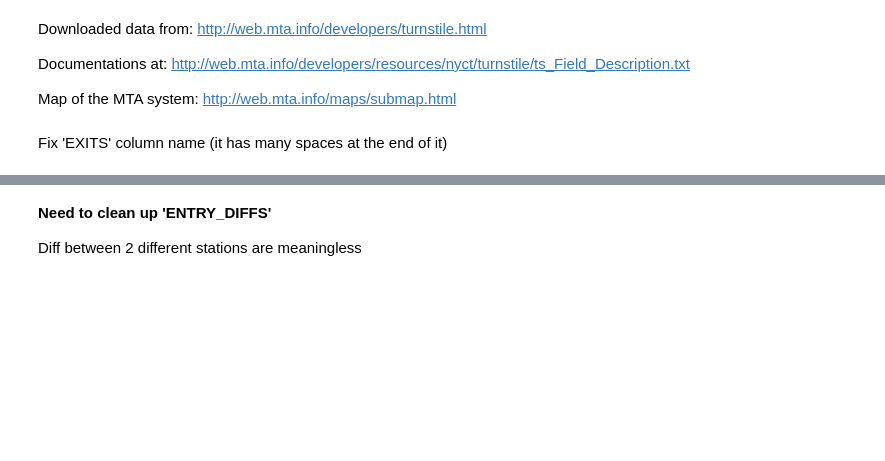
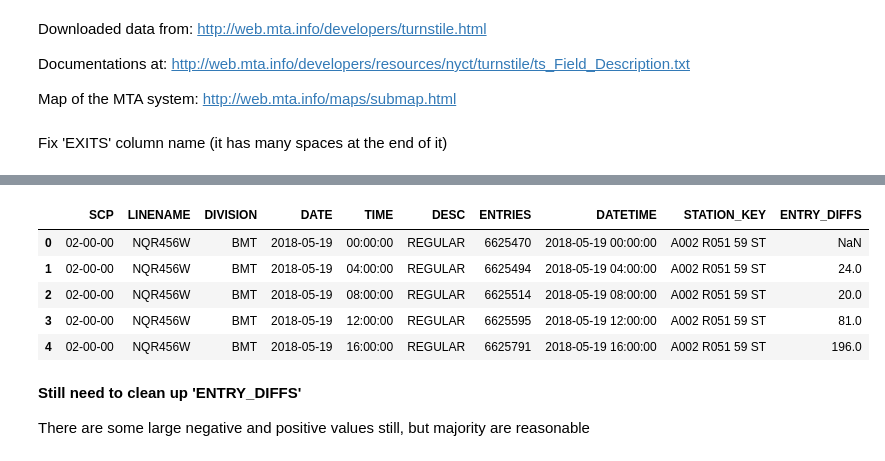
Before and after one commit to luketibbott/benson, a Jupyter notebook: benson-KF.ipynb, the cells around one changed output, grey strips where cells are left out. Saved outputs shown, nothing was run; the diff lists cells and outputs as text; code cells hidden in the pictures; blank space fills up the shorter version.

```diff
--- a/benson-KF.ipynb
+++ b/benson-KF.ipynb
@@ -55,2 +61,0 @@ grp1 = df.groupby(['STATION_KEY', 'DATE'])['ENTRY_DIFFS'].sum().reset_index()
-# %%
-s = grp1.loc[0, 'STATION_KEY']
@@ -66,2 +61,0 @@ grp1.head()
-# %%
-t = grp1.loc[0, 'DATE']
@@ -89,4 +62,20 @@ df[(df['DATE'] == t) & (df['STATION_KEY'] == s)]
-# %% [markdown]
-**Need to clean up 'ENTRY_DIFFS'**
-
-Diff between 2 different stations are meaningless
+# %%
+def station_day(st_loc, day_loc):
+    '''Given station index and date index from grp1 dataframe,
+    returns all entries from original data frame for this station & date'''
+    s = grp1.loc[st_loc, 'STATION_KEY']
+    t = grp1.loc[day_loc, 'DATE']
+    return df[(df['DATE'] == t) & (df['STATION_KEY'] == s)]
+# %%
+station_day(0,0).head()
+# %% [output]
+|  | SCP | LINENAME | DIVISION | DATE | TIME | DESC | ENTRIES | DATETIME | STATION_KEY | ENTRY_DIFFS |
+| 0 | 02-00-00 | NQR456W | BMT | 2018-05-19 | 00:00:00 | REGULAR | 6625470 | 2018-05-19 00:00:00 | A002 R051 59 ST | NaN |
+| 1 | 02-00-00 | NQR456W | BMT | 2018-05-19 | 04:00:00 | REGULAR | 6625494 | 2018-05-19 04:00:00 | A002 R051 59 ST | 24.0 |
+| 2 | 02-00-00 | NQR456W | BMT | 2018-05-19 | 08:00:00 | REGULAR | 6625514 | 2018-05-19 08:00:00 | A002 R051 59 ST | 20.0 |
+| 3 | 02-00-00 | NQR456W | BMT | 2018-05-19 | 12:00:00 | REGULAR | 6625595 | 2018-05-19 12:00:00 | A002 R051 59 ST | 81.0 |
+| 4 | 02-00-00 | NQR456W | BMT | 2018-05-19 | 16:00:00 | REGULAR | 6625791 | 2018-05-19 16:00:00 | A002 R051 59 ST | 196.0 |
+# %% [markdown]
+**Still need to clean up 'ENTRY_DIFFS'**
+
+There are some large negative and positive values still, but majority are reasonable
```
Also changed, not shown: parts of 19 cells of this notebook.
